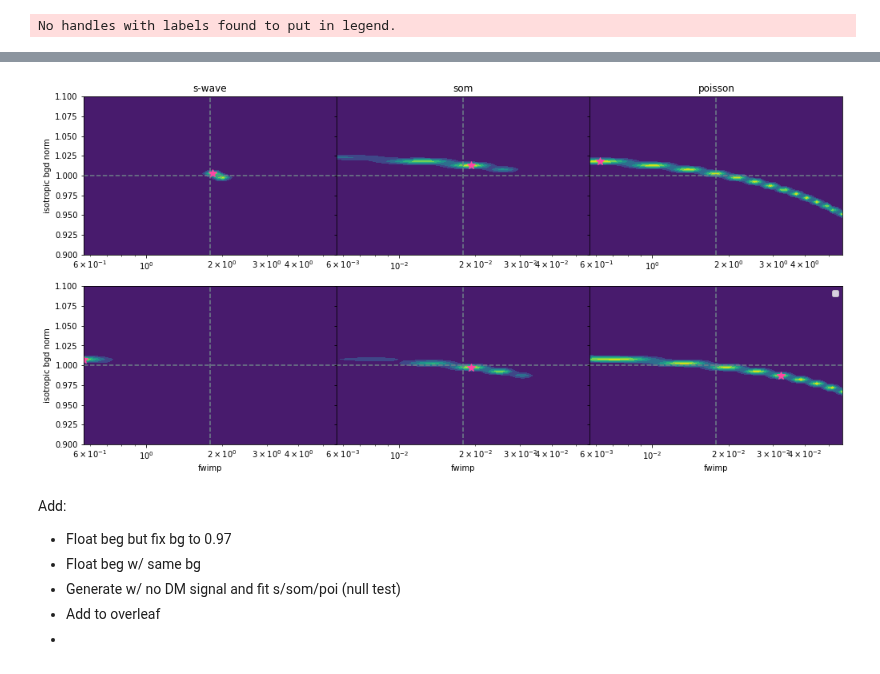
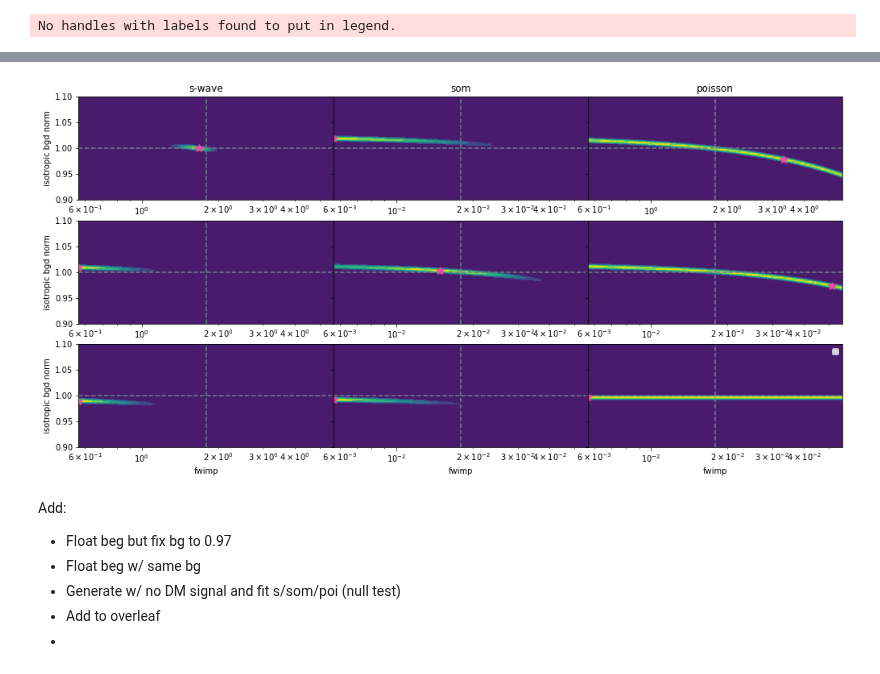
Before and after one commit to runburg/dm_gal_substructure, a Jupyter notebook: param_scan_float_bgd.ipynb, the cells around one changed output, grey strips where cells are left out. Drawn from its saved outputs; the diff is of its cells as text; code cells hidden in the pictures.

Commit message:
2d likelihoods with optimize search for min

```diff
--- a/param_scan_float_bgd.ipynb
+++ b/param_scan_float_bgd.ipynb
@@ -66,14 +66,14 @@ s_psh, s_pshfunc2d, s_fluxes, _ = pd.psh_s(ang_dists[good_indices], return_all=T
 som_psh, som_pshfunc2d, som_fluxes, _= pd.psh_som(ang_dists[good_indices], return_all=True)
 # %%
 # search parameters
-num_search = 50
+num_search = 75
 p['fwimp'] *= 1
 
 fwimps = np.logspace(np.log10(p['fwimp'])-.5, np.log10(p['fwimp'])+.5, num_search)
-begs = np.linspace(.9, 1.1, num=40)
+begs = np.linspace(.9, 1.1, num=75)
 
 exposure_search = np.logspace(0, 1, num=1) * p['exposure']
-exposure_search = np.array([2]) * p['exposure']
+exposure_search = np.array([1]) * p['exposure']
 # %%
  def likelihood_run_for_model_2d(psh, fluxes, poisson_rescale=1, model=''):
     # run likelihoods
@@ -139,4 +147,7 @@ SS = []
 SS.append(likelihood_run_for_model_2d(s_psh, s_fluxes, model='s'))
 p['fwimp'] /= 100
 SS.append(likelihood_run_for_model_2d(som_psh, som_fluxes, model='som', poisson_rescale=100))
+p['fwimp'] /= 1e100
+SS.append(likelihood_run_for_model_2d(som_psh*1e100, som_fluxes/1e100, model=''))
+p['fwimp'] *= 1e102
 # %% [output]
@@ -159,0 +173,5 @@ finish poi
+# %%
+for ss in SS:
+    for s in ss:
+        indmax = np.unravel_index(np.argmin(s, axis=None), s.shape)
+        print(np.amin(s), fwimps[indmax[2]], begs[indmax[1]])
@@ -160,9 +190,9 @@ finish poi
 # %%
-fig, axss = plt.subplots(ncols=3, nrows=2, figsize=(17, 8), sharey=True, gridspec_kw={'wspace': 0})
+fig, axss = plt.subplots(ncols=3, nrows=3, figsize=(17, 8), sharey=True, gridspec_kw={'wspace': 0})
 i = 0
 lw = 5
 zorder = 1
-p['fwimp'] *= 100
+# p['fwimp'] *= 100
 axs = axss[0]
 
 for ax, s, lab in zip(axs, SS[0], ['s-wave L', 'som L', 'poisson L']):
@@ -208,12 +238,36 @@ for ax, s, lab in zip(axs, SS[1], ['s-wave L', 'som L', 'poisson L']):
 #             print(lab, expdat.min(),  '\t', fwimps[np.exp(-0.5*(expdat - expdat.min())).argmax()])
 
     ax.set_xscale('log')
+
+axs = axss[2]
+# p['fwimp'] /=100
+for ax, s, lab in zip(axs, SS[2], ['s-wave L', 'som L', 'poisson L']):
+    colors = iter(['xkcd:mulberry', 'xkcd:wheat', 'xkcd:mossy green', 'xkcd:cool blue', 'xkcd:blush pink'])
+    for expdat, expo in zip(s, exposure_search):
+        indmax = np.unravel_index(np.argmin(expdat, axis=None), expdat.shape)
+        if lab == 'som L' or lab == 'poisson L':
+            ax.contourf(fwimps / 100, begs, np.exp(-0.5*(expdat - expdat.min())), label=f'{expo:.2}cm2s')
+            ax.axvline(p['fwimp'] / 100, ls='--', color='xkcd:steel gray')
+            ax.axhline(1, ls='--', color='xkcd:steel gray')
+            ax.plot(fwimps[indmax[1]]/100, begs[indmax[0]], marker='*', color='xkcd:barbie pink', ms=10)
+#             ax.plot(fwimps/100, expdat - expdat.min(), label=f'{expo:.2}cm2s')
+#             print(lab, expdat.min(),  '\t', fwimps[np.exp(-0.5*(expdat - expdat.min())).argmax()]/100)
+        else:
+            ax.contourf(fwimps, begs, np.exp(-0.5*(expdat - expdat.min())), label=f'{expo:.2}cm2s')
+            ax.axvline(p['fwimp'], ls='--', color='xkcd:steel gray')
+            ax.axhline(1, ls='--', color='xkcd:steel gray')
+            ax.plot(fwimps[indmax[1]], begs[indmax[0]], marker='*', color='xkcd:barbie pink', ms=10)
+#             ax.plot(fwimps, expdat - expdat.min(), label=f'{expo:.2}cm2s')
+#             print(lab, expdat.min(),  '\t', fwimps[np.exp(-0.5*(expdat - expdat.min())).argmax()])
+
+    ax.set_xscale('log')
 # p['fwimp'] *= 100
 for ax in axss[-1]:
     ax.set_xlabel('fwimp')
 
 axss[0, 0].set_ylabel('isotropic bgd norm')
 axss[1, 0].set_ylabel('isotropic bgd norm')
+axss[2, 0].set_ylabel('isotropic bgd norm')
 
 axss[0, 0].set_title('s-wave')
 axss[0, 1].set_title('som')
@@ -223,6 +277,6 @@ axss.flatten()[-1].legend()
 #     ax.set_yscale('log')
 #     ax.set_ylim(bottom=0, top=10)
 print(p['fwimp'])
-fig.savefig('./output/llhds_2d.pdf')
+fig.savefig('./output/llhds_2d_fermiexposure.pdf')
 # %% [output]
 No handles with labels found to put in legend.
@@ -230,4 +284,4 @@ No handles with labels found to put in legend.
-[figure, old version]
+[figure, new version]
 # %% [markdown]
 Add:
 - Float beg but fix bg to 0.97
```
Also changed, not shown: parts of 7 cells of this notebook, 7 other files.
